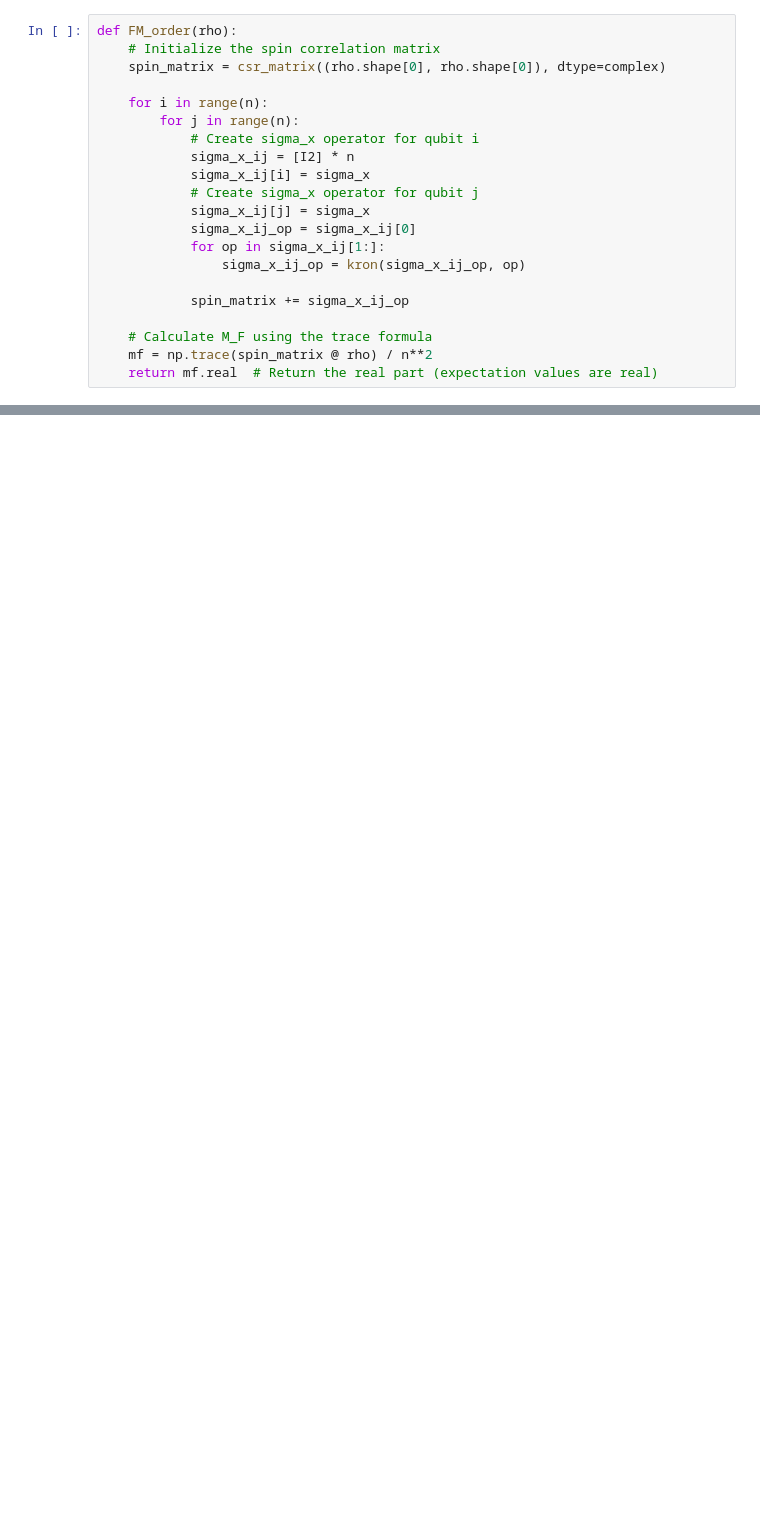
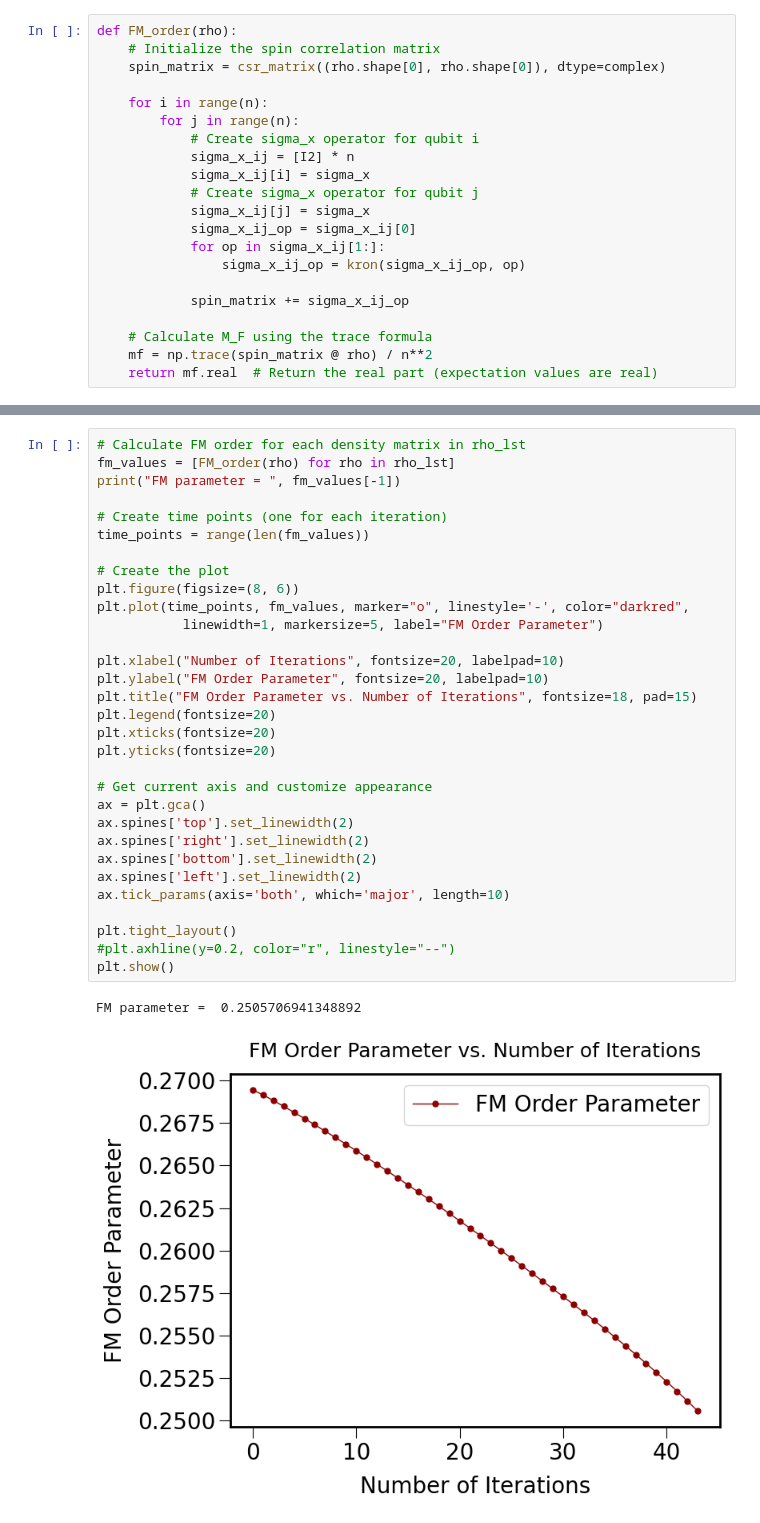
Before and after one commit to psasanka1729/VQA, a Jupyter notebook: Ising_infinite_range_variational_circuit.ipynb, the cells around one changed output, grey strips where cells are left out. Cells and saved outputs as stored; diff of their text form; blank space fills up the shorter version.

```diff
--- a/Ising_infinite_range_variational_circuit.ipynb
+++ b/Ising_infinite_range_variational_circuit.ipynb
@@ -506,0 +998,34 @@ FM_order(rho)
+# %%
+# Calculate FM order for each density matrix in rho_lst
+fm_values = [FM_order(rho) for rho in rho_lst]
+print("FM parameter = ", fm_values[-1])
+
+# Create time points (one for each iteration)
+time_points = range(len(fm_values))
+
+# Create the plot
+plt.figure(figsize=(8, 6))
+plt.plot(time_points, fm_values, marker="o", linestyle='-', color="darkred",
+           linewidth=1, markersize=5, label="FM Order Parameter")
+
+plt.xlabel("Number of Iterations", fontsize=20, labelpad=10)
+plt.ylabel("FM Order Parameter", fontsize=20, labelpad=10)
+plt.title("FM Order Parameter vs. Number of Iterations", fontsize=18, pad=15)
+plt.legend(fontsize=20)
+plt.xticks(fontsize=20)
+plt.yticks(fontsize=20)
+
+# Get current axis and customize appearance
+ax = plt.gca()
+ax.spines['top'].set_linewidth(2)
+ax.spines['right'].set_linewidth(2)
+ax.spines['bottom'].set_linewidth(2)
+ax.spines['left'].set_linewidth(2)
+ax.tick_params(axis='both', which='major', length=10)
+
+plt.tight_layout()
+#plt.axhline(y=0.2, color="r", linestyle="--")
+plt.show()
+# %% [output]
+FM parameter =  0.2505706941348892
+[figure, added]
```
Also changed, not shown: parts of 30 cells of this notebook, 1 other file.
